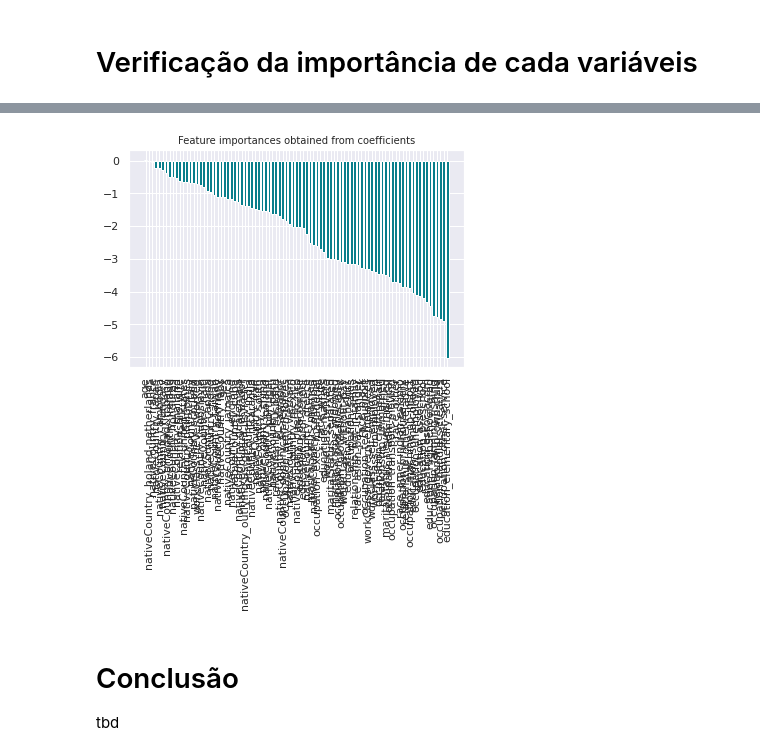
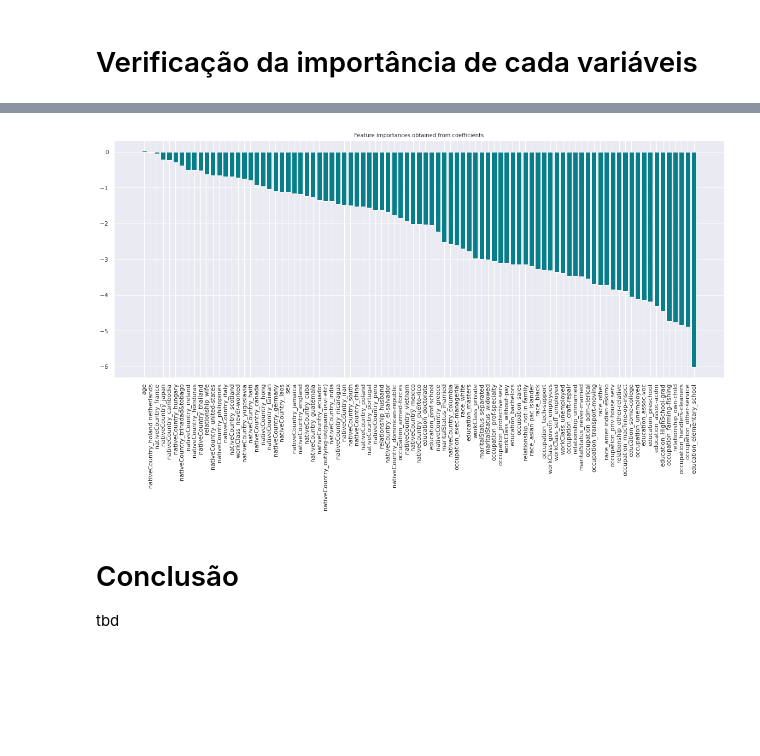
Before and after one commit to imacellone/speed-layer-2, a Jupyter notebook: jupyter/notebooks/POC-dataset-mongodb.ipynb, the cells around one changed output, grey strips where cells are left out. Saved outputs shown, nothing was run; the diff lists cells and outputs as text; code cells hidden in the pictures; blank space fills up the shorter version.

```diff
--- a/jupyter/notebooks/POC-dataset-mongodb.ipynb
+++ b/jupyter/notebooks/POC-dataset-mongodb.ipynb
@@ -911,12 +911,13 @@ print(importances)
 
 [89 rows x 2 columns]
 # %%
+plt.figure(figsize=(20,8))
 plt.bar(x=importances['Attribute'], height=importances['Importance'], color='#087E8B')
 plt.title('Feature importances obtained from coefficients', size=10)
 plt.xticks(rotation='vertical')
 plt.show()
 # %% [output]
-[figure, old version]
+[figure, new version]
 # %% [markdown]
 # Conclusão
 tbd
```
